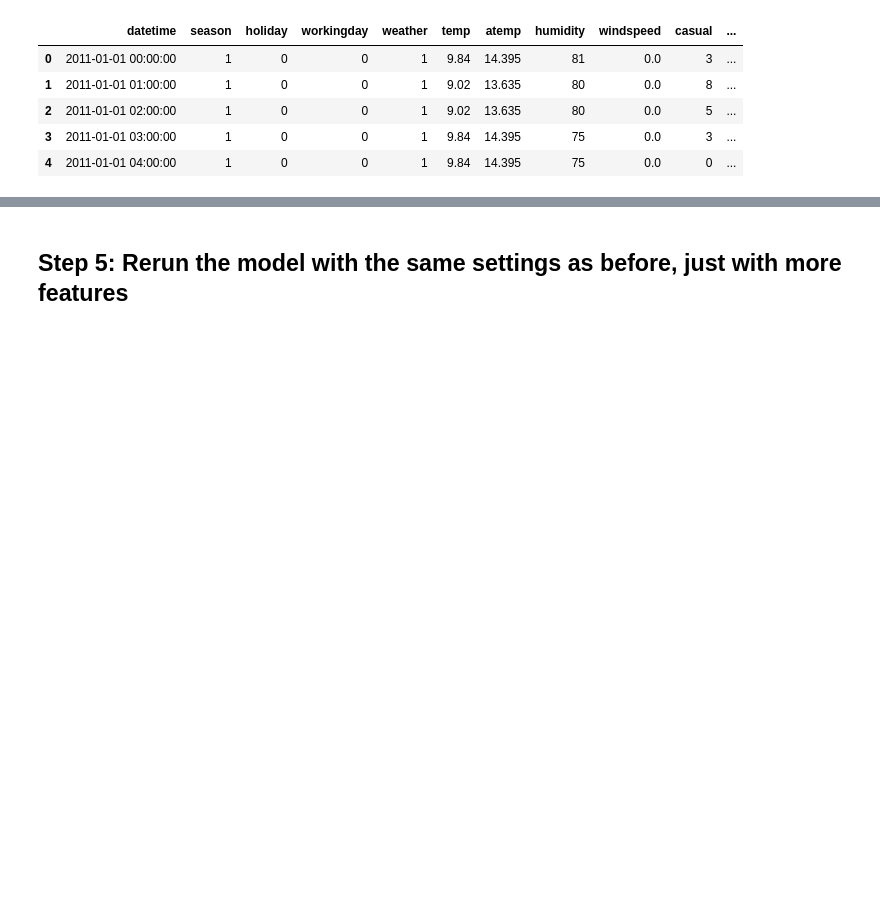
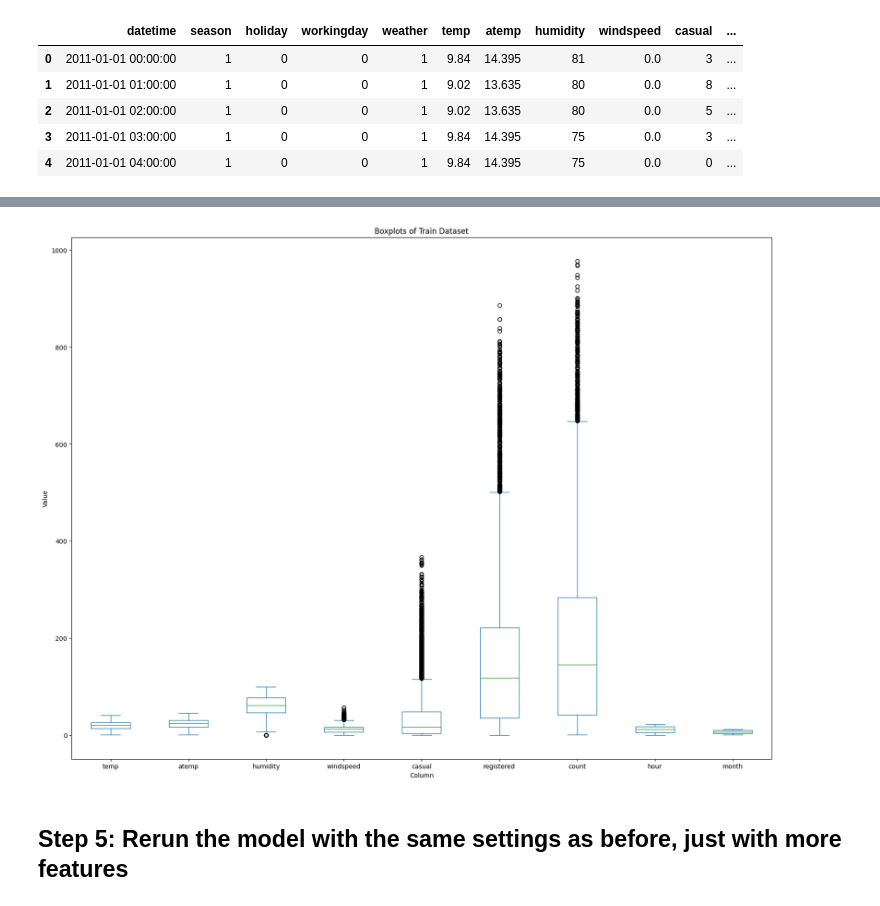
Before and after one commit to aida-hm/cd0385-project-starter, a Jupyter notebook: project1.ipynb, the cells around one changed output, grey strips where cells are left out. Cells and saved outputs as stored; diff of their text form; code cells hidden in the pictures; blank space fills up the shorter version.

```diff
--- a/project1.ipynb
+++ b/project1.ipynb
@@ -321,3 +332,12 @@ array([[<Axes: title={'center': 'datetime'}>,
+# %%
+# Creating a boxplot for each column in the train dataset
+train.plot(kind="box", figsize=(20, 15))
+plt.xlabel("Column")
+plt.ylabel("Value")
+plt.title("Boxplots of Train Dataset")
+plt.show()
+# %% [output]
+[figure, added]
 # %% [markdown]
 ## Step 5: Rerun the model with the same settings as before, just with more features
 # %%
```
Also changed, not shown: parts of 18 cells of this notebook.
